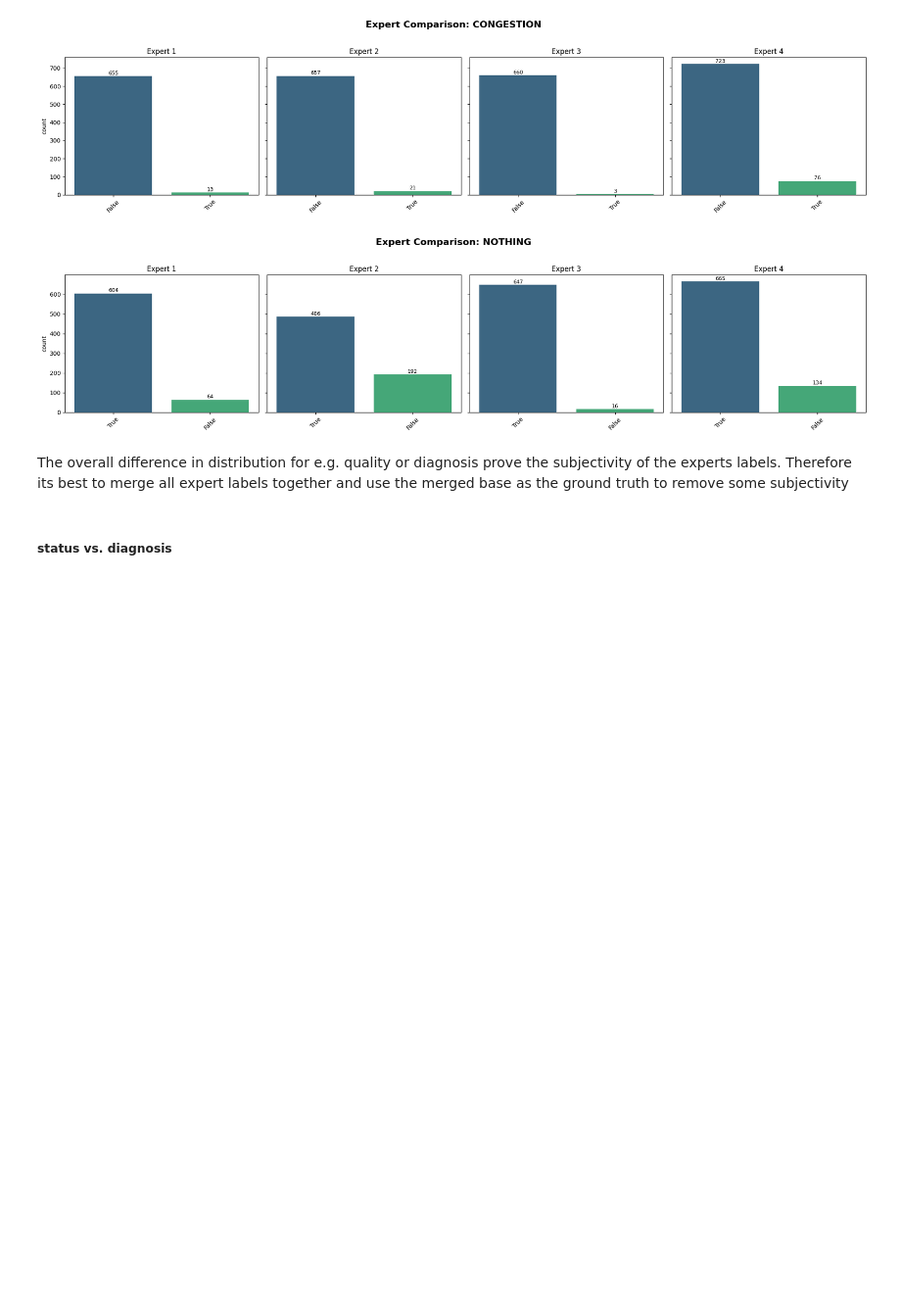
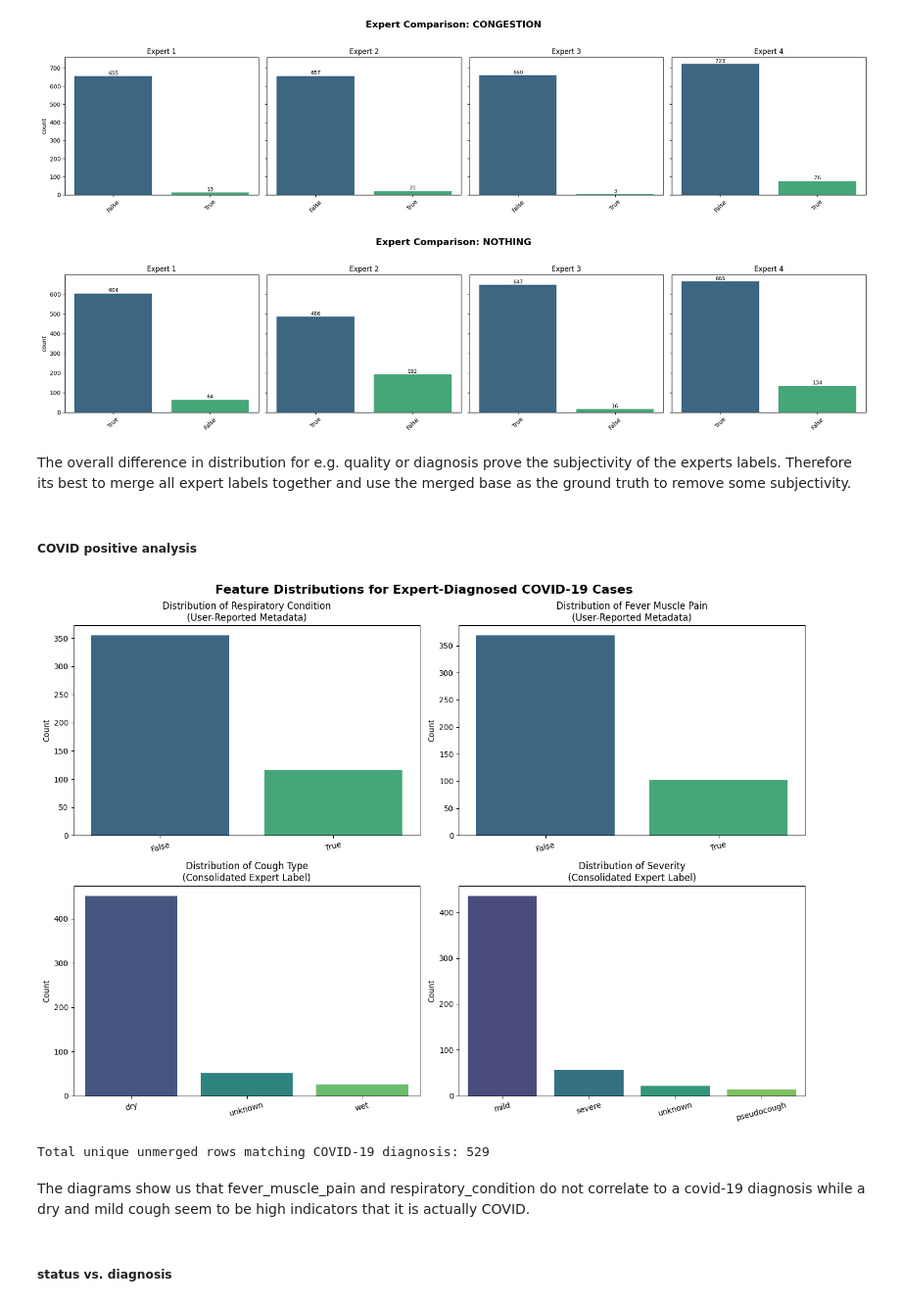
Before and after one commit to HannesBenda/coughvid, a Jupyter notebook: eda_KI4h.ipynb, the cells around one changed output. Shown at 98% size. Drawn from its saved outputs; the diff is of its cells as text; code cells hidden in the pictures; blank space fills up the shorter version.

```diff
--- a/eda_KI4h.ipynb
+++ b/eda_KI4h.ipynb
@@ -213,7 +215,61 @@ for stub in expert_stubs:
 [figure]
 [figure]
 # %% [markdown]
-The overall difference in distribution for e.g. quality or diagnosis prove the subjectivity of the experts labels. Therefore its best to merge all expert labels together and use the merged base as the ground truth to remove some subjectivity
+The overall difference in distribution for e.g. quality or diagnosis prove the subjectivity of the experts labels. Therefore its best to merge all expert labels together and use the merged base as the ground truth to remove some subjectivity.
+# %% [markdown]
+##### COVID positive analysis
+# %%
+# 1. Identify rows where AT LEAST one expert diagnosed COVID-19
+covid_mask = (
+    (df_expert['diagnosis_1'] == 'COVID-19') |
+    (df_expert['diagnosis_2'] == 'COVID-19') |
+    (df_expert['diagnosis_3'] == 'COVID-19') |
+    (df_expert['diagnosis_4'] == 'COVID-19')
+)
+df_covid_cases = df_expert[covid_mask]
+
+# 2. Set up the plotting grid (2x2)
+fig, axes = plt.subplots(2, 2, figsize=(14, 10))
+fig.suptitle("Feature Distributions for Expert-Diagnosed COVID-19 Cases", fontsize=16, fontweight='bold')
+
+# List of target features to plot
+features = ['respiratory_condition', 'fever_muscle_pain', 'cough_type', 'severity']
+axes_flat = axes.flatten()
+
+# 3. Loop through features and create count plots
+for i, feature in enumerate(features):
+    ax = axes_flat[i]
+
+    # Note: 'cough_type' and 'severity' are also split across expert columns (_1 to _4).
+    # To get their true distribution, we combine the values across those expert columns.
+    if feature in ['cough_type', 'severity']:
+        # Coalesce: combine the 4 expert columns into a single series of data
+        expert_cols = [f'{feature}_1', f'{feature}_2', f'{feature}_3', f'{feature}_4']
+        plot_data = df_covid_cases[expert_cols].bfill(axis=1).iloc[:, 0]
+        title_suffix = "(Consolidated Expert Label)"
+    else:
+        # 'respiratory_condition' and 'fever_muscle_pain' are user-reported metadata (single columns)
+        plot_data = df_covid_cases[feature]
+        title_suffix = "(User-Reported Metadata)"
+
+    # Plotting the count distribution
+    sns.countplot(x=plot_data, ax=ax, palette="viridis", order=plot_data.value_counts().index)
+
+    ax.set_title(f"Distribution of {feature.replace('_', ' ').title()}\n{title_suffix}", fontsize=12)
+    ax.set_xlabel("")
+    ax.set_ylabel("Count")
+    ax.tick_params(axis='x', rotation=15)
+
+plt.tight_layout()
+plt.show()
+
+# Print out quick summary statistics
+print(f"Total unique unmerged rows matching COVID-19 diagnosis: {len(df_covid_cases)}")
+# %% [output]
+[figure, added]
+Total unique unmerged rows matching COVID-19 diagnosis: 529
+# %% [markdown]
+The diagrams show us that fever_muscle_pain and respiratory_condition do not correlate to a covid-19 diagnosis while a dry and mild cough seem to be high indicators that it is actually COVID.
 # %% [markdown]
 ##### status vs. diagnosis
 # %%
```
Also changed, not shown: parts of 15 cells of this notebook, 1 other file.
